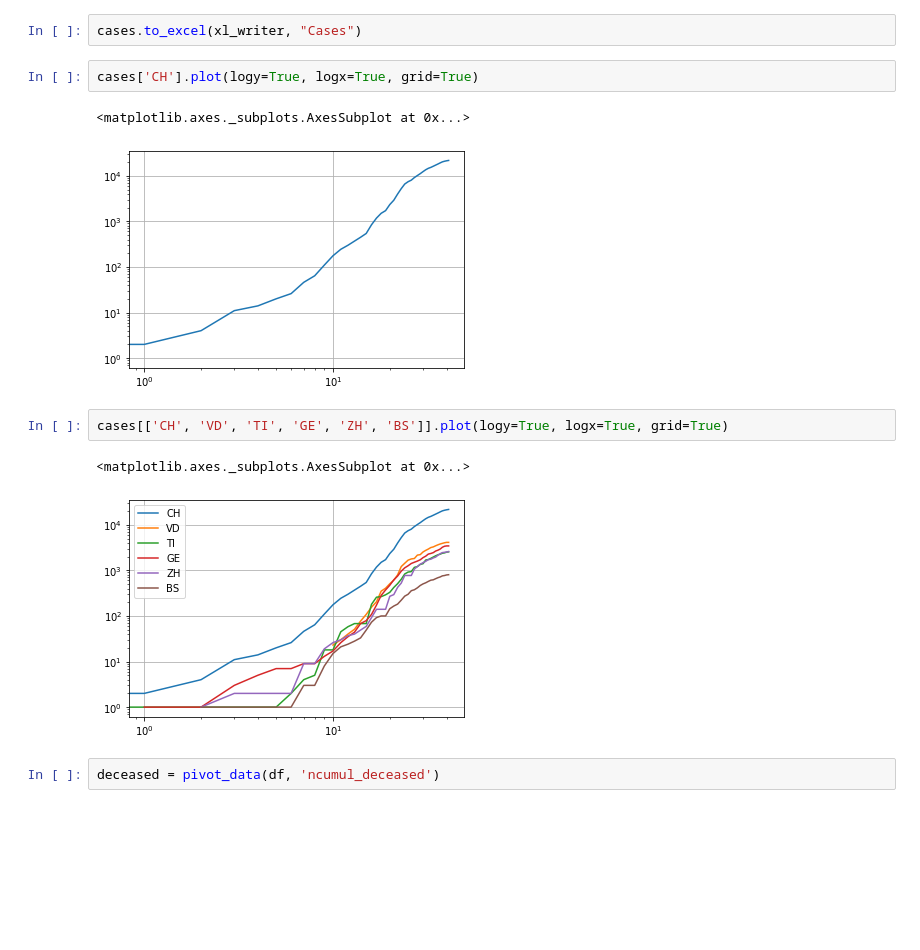
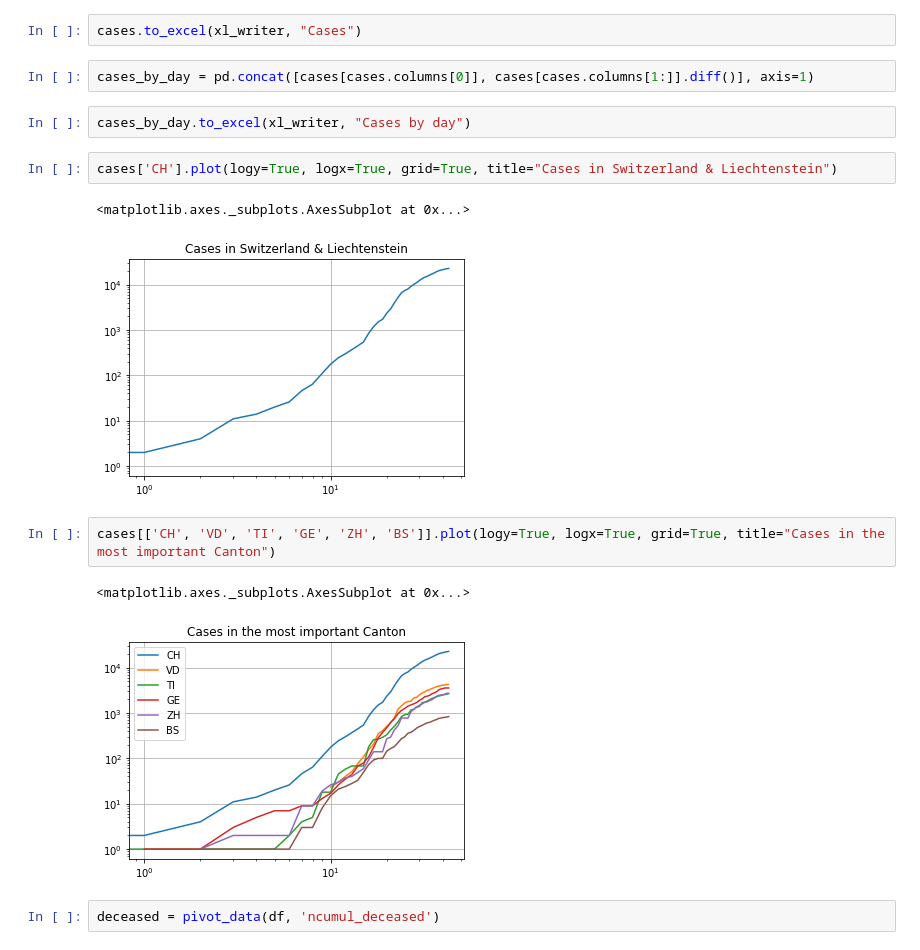
Before and after one commit to jpmieville/COVID-19_data_analyis, a Jupyter notebook: covid_19_swiss.ipynb, the cells around one changed output. Drawn from its saved outputs; the diff is of its cells as text; blank space fills up the shorter version.

```diff
--- a/covid_19_swiss.ipynb
+++ b/covid_19_swiss.ipynb
@@ -37,16 +37,20 @@ df.to_excel(xl_writer, sheet_name="Raw")
 cases = pivot_data(df, 'ncumul_conf')
 # %%
 cases.to_excel(xl_writer, "Cases")
+# %%
+cases_by_day = pd.concat([cases[cases.columns[0]], cases[cases.columns[1:]].diff()], axis=1)
+# %%
+cases_by_day.to_excel(xl_writer, "Cases by day")
 # %%
-cases['CH'].plot(logy=True, logx=True, grid=True)
+cases['CH'].plot(logy=True, logx=True, grid=True, title="Cases in Switzerland & Liechtenstein")
 # %% [output]
 <matplotlib.axes._subplots.AxesSubplot at 0x...>
-[figure, old version]
+[figure, new version]
 # %%
-cases[['CH', 'VD', 'TI', 'GE', 'ZH', 'BS']].plot(logy=True, logx=True, grid=True)
+cases[['CH', 'VD', 'TI', 'GE', 'ZH', 'BS']].plot(logy=True, logx=True, grid=True, title="Cases in the most important Canton")
 # %% [output]
 <matplotlib.axes._subplots.AxesSubplot at 0x...>
-[figure, old version]
+[figure, new version]
 # %%
 deceased = pivot_data(df, 'ncumul_deceased')
 # %%
```
Also changed, not shown: parts of 13 cells of this notebook, 1 other file.
